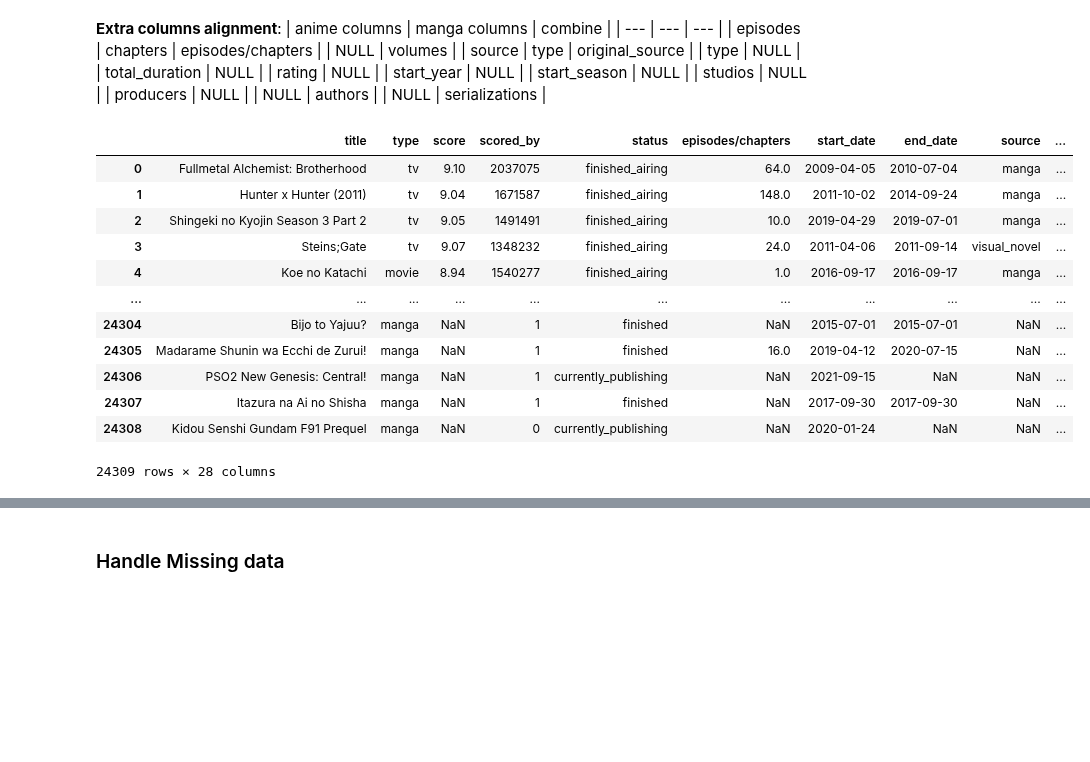
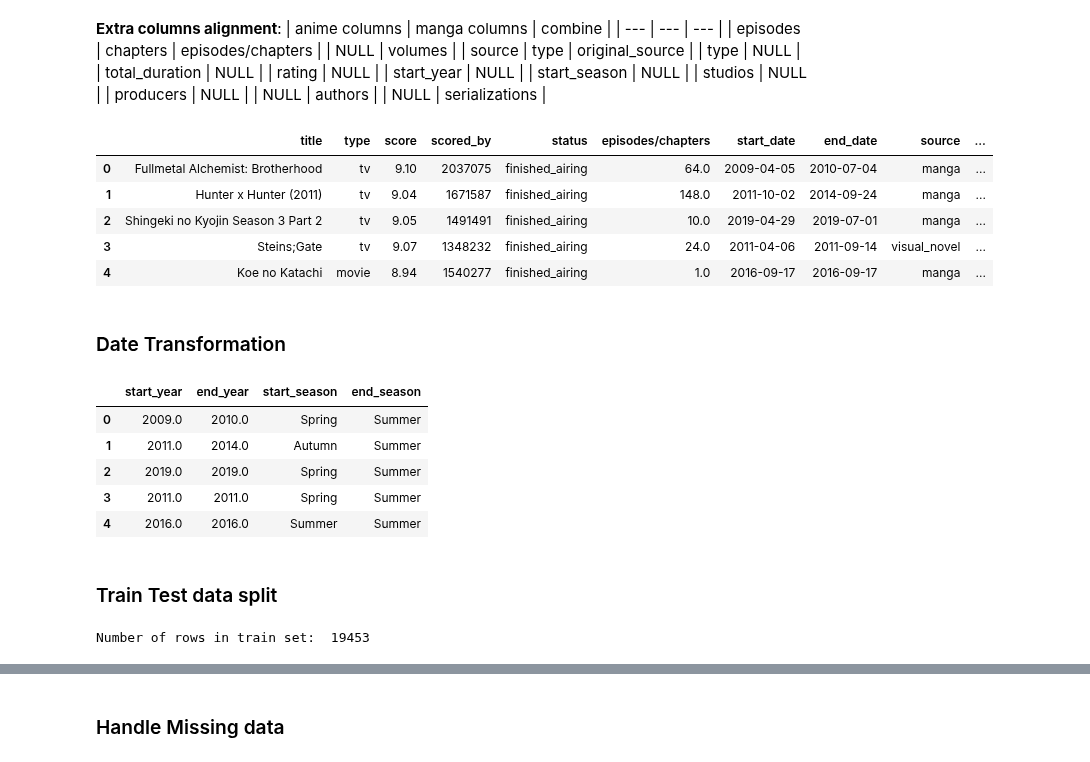
Before and after one commit to derickkan3356/anime-manga-theme-and-success-prediction, a Jupyter notebook: data_preprocessing.ipynb, the cells around one changed output, grey strips where cells are left out. Saved outputs shown, nothing was run; the diff lists cells and outputs as text; code cells hidden in the pictures; blank space fills up the shorter version.

```diff
--- a/data_preprocessing.ipynb
+++ b/data_preprocessing.ipynb
@@ -47,7 +47,7 @@ def data_cleaning(input_anime, input_manga):
     df_manga = input_manga.copy()
 
     # remove unnecessary columns
-    df_anime = df_anime.drop(columns=['anime_id', 'rating', 'main_picture', 'url', 'trailer_url', 'background', 'created_at', 'updated_at', 'episode_duration', 'broadcast_day', 'broadcast_time', 'licensors', 'title_synonyms'])
+    df_anime = df_anime.drop(columns=['anime_id', 'total_duration', 'start_year', 'start_season', 'rating', 'main_picture', 'url', 'trailer_url', 'background', 'created_at', 'updated_at', 'episode_duration', 'broadcast_day', 'broadcast_time', 'licensors', 'title_synonyms'])
     df_manga = df_manga.drop(columns=['manga_id', 'main_picture', 'url', 'background', 'created_at_before', 'updated_at', 'title_synonyms'])
 
     # remove rows that are null in 'synopsis' and 'title', which are crucial for our project
@@ -173,18 +173,17 @@ def columns_alignment(input_anime, input_manga):
 df_anime_aligned, df_manga_aligned = columns_alignment(df_anime_cleaned, df_manga_extracted)
 # %%
 df_full = pd.concat([df_anime_aligned, df_manga_aligned], ignore_index=True)
-df_full
+
+#remove unnecessary common columns
+df_full = df_full.drop(columns=['real_start_date', 'real_end_date', 'volumes'])
+
+df_full.head()
 # %% [output]
 |  | title | type | score | scored_by | status | episodes/chapters | start_date | end_date | source | ... |
 | 0 | Fullmetal Alchemist: Brotherhood | tv | 9.10 | 2037075 | finished_airing | 64.0 | 2009-04-05 | 2010-07-04 | manga | ... |
 | 1 | Hunter x Hunter (2011) | tv | 9.04 | 1671587 | finished_airing | 148.0 | 2011-10-02 | 2014-09-24 | manga | ... |
 | 2 | Shingeki no Kyojin Season 3 Part 2 | tv | 9.05 | 1491491 | finished_airing | 10.0 | 2019-04-29 | 2019-07-01 | manga | ... |
 | 3 | Steins;Gate | tv | 9.07 | 1348232 | finished_airing | 24.0 | 2011-04-06 | 2011-09-14 | visual_novel | ... |
 | 4 | Koe no Katachi | movie | 8.94 | 1540277 | finished_airing | 1.0 | 2016-09-17 | 2016-09-17 | manga | ... |
-| ... | ... | ... | ... | ... | ... | ... | ... | ... | ... | ... |
-| 24304 | Bijo to Yajuu? | manga | NaN | 1 | finished | NaN | 2015-07-01 | 2015-07-01 | NaN | ... |
-| 24305 | Madarame Shunin wa Ecchi de Zurui! | manga | NaN | 1 | finished | 16.0 | 2019-04-12 | 2020-07-15 | NaN | ... |
-| 24306 | PSO2 New Genesis: Central! | manga | NaN | 1 | currently_publishing | NaN | 2021-09-15 | NaN | NaN | ... |
-| 24307 | Itazura na Ai no Shisha | manga | NaN | 1 | finished | NaN | 2017-09-30 | 2017-09-30 | NaN | ... |
-| 24308 | Kidou Senshi Gundam F91 Prequel | manga | NaN | 0 | currently_publishing | NaN | 2020-01-24 | NaN | NaN | ... |
-24309 rows × 28 columns
+# %% [markdown]
+### Date Transformation
@@ -190,0 +210,39 @@ df_full
+# %%
+# Function to transform Start or End month into season refer to Events of Anime
+def month_to_season(month):
+    # If the data is in range, return corresponding Season of events of Anime
+    if month in [1, 2, 3]:
+        return 'Winter'
+    elif month in [4, 5, 6]:
+        return 'Spring'
+    elif month in [7, 8, 9]:
+        return 'Summer'
+    elif month in [10, 11, 12]:
+        return 'Autumn'
+    else:
+        return np.nan  # Handle unexpected cases, though this shouldn't occur with valid months
+
+# Apply the function to transform the month value to season categories
+df_full['start_season'] = df_full['start_month'].apply(month_to_season)
+df_full['end_season'] = df_full['end_month'].apply(month_to_season)
+
+#remove useless columns
+df_full = df_full.drop(columns=['start_month', 'end_month'])
+
+#Check for Year and Season feature
+df_full[['start_year', 'end_year', 'start_season', 'end_season']].head()
+# %% [output]
+|  | start_year | end_year | start_season | end_season |
+| 0 | 2009.0 | 2010.0 | Spring | Summer |
+| 1 | 2011.0 | 2014.0 | Autumn | Summer |
+| 2 | 2019.0 | 2019.0 | Spring | Summer |
+| 3 | 2011.0 | 2011.0 | Spring | Summer |
+| 4 | 2016.0 | 2016.0 | Summer | Summer |
+# %% [markdown]
+### Train Test data split
+# %%
+from sklearn.model_selection import train_test_split
+train, test = train_test_split(df_full, test_size=0.2, random_state=RANDOM_SEED)
+print('Number of rows in train set: ', len(train))
+# %% [output]
+Number of rows in train set:  19453
```
Also changed, not shown: parts of 12 cells of this notebook, 1 other file.
